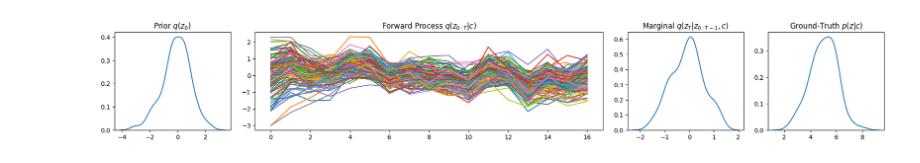
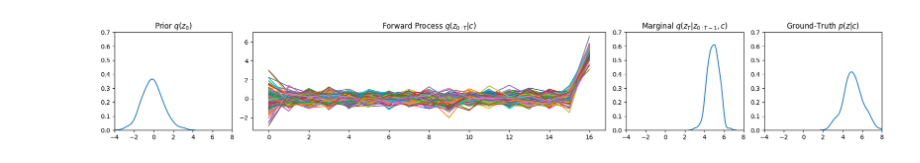
Before and after one commit to ChickNCurry/dvi-for-bml, a Jupyter notebook: contextual-dvi/exp.ipynb, the cells around one changed output. Cells and saved outputs as stored; diff of their text form; code cells hidden in the pictures.

Commit message:
get dvi working for single context

```diff
--- a/contextual-dvi/exp.ipynb
+++ b/contextual-dvi/exp.ipynb
@@ -64,48 +62,54 @@ View run at https://wandb.ai/max-burzer-karlsruhe-institute-of-technology/dvi/ru
 # %%
 losses = train(dis, device, dataloader, optimizer, 40, wandb_logging=wandb_logging)
 # %%
-import seaborn as sns
-
 num_samples = 128
 
-context = torch.ones((z_dim), device=device) * math.pi/2
+context = torch.ones((z_dim), device=device).unsqueeze(0).repeat(num_samples, 1) * math.pi/2
+# context = torch.zeros((z_dim), device=device).unsqueeze(0).repeat(num_samples, 1)
 
-z_0_mu = torch.zeros((num_samples, z_dim), device=device)
-z_0_sigma = torch.ones((num_samples, z_dim), device=device)
-z_0 = torch.normal(z_0_mu, z_0_sigma).to(device)
-z_0_tuple = zTuple(z_0, z_0_mu, z_0_sigma)
+p_z_0 = Normal(
+    torch.zeros((num_samples, z_dim), device=device),
+    torch.ones((num_samples, z_dim), device=device),
+)
+
+p_z_T = contextual_gaussian(context)
 
 dis.eval()
 with torch.no_grad():
-    z_tuples = dis.forward_process(z_0_tuple, context.unsqueeze(0).repeat(num_samples, 1), None)
+    p_z_forward, z_forward = dis.forward_chain(p_z_0, context)
 
-z_0_samples = z_tuples[0].z.squeeze(1).tolist()
-z_T_samples = z_tuples[-1].z.squeeze(1).tolist()
+    z_0_samples = z_forward[0].squeeze(1).tolist()
+    z_T_samples = z_forward[-1].squeeze(1).tolist()
 
-z_trajectories = [[z_tuple.z[i].cpu().numpy() for z_tuple in z_tuples] for i in range(num_samples)]
+    z_trajectories = [[z[i].cpu().numpy() for z in z_forward] for i in range(num_samples)]
 
-z_ground_truth_tuple = contextual_gaussian_tuple(context.cpu())
-z_ground_truth_samples = Normal(z_ground_truth_tuple.z_mu, z_ground_truth_tuple.z_sigma).sample((num_samples,)).squeeze(1).tolist()
+    z_samples = contextual_gaussian(context.cpu()).sample().squeeze(1).tolist()
 
 fig, ax = plt.subplots(1, 4, figsize=(18, 3), gridspec_kw={'width_ratios': [1, 3, 1, 1]})
 
 sns.kdeplot(z_0_samples, ax=ax[0])
 ax[0].set_title("Prior $q(z_0)$")
 ax[0].set_ylabel(None)
+ax[0].set_xlim(-4, 8)
+ax[0].set_ylim(0, 0.7)
 
 for i in range(num_samples):
     ax[1].plot(z_trajectories[i])
 ax[1].set_title("Forward Process $q(z_{0:T}|c)$")
 
 sns.kdeplot(z_T_samples, ax=ax[2])
 ax[2].set_title("Marginal $q(z_T|z_{0:T-1},c)$")
 ax[2].set_ylabel(None)
+ax[2].set_xlim(-4, 8)
+ax[2].set_ylim(0, 0.7)
 
-sns.kdeplot(z_ground_truth_samples, ax=ax[3])
+sns.kdeplot(z_samples, ax=ax[3])
 ax[3].set_title("Ground-Truth $p(z|c)$")
 ax[3].set_ylabel(None)
+ax[3].set_xlim(-4, 8)
+ax[3].set_ylim(0, 0.7)
 
 plt.tight_layout()
 plt.show()
 # %% [output]
-[figure, old version]
+[figure, new version]
```
Also changed, not shown: parts of 5 cells of this notebook, 5 other files.
